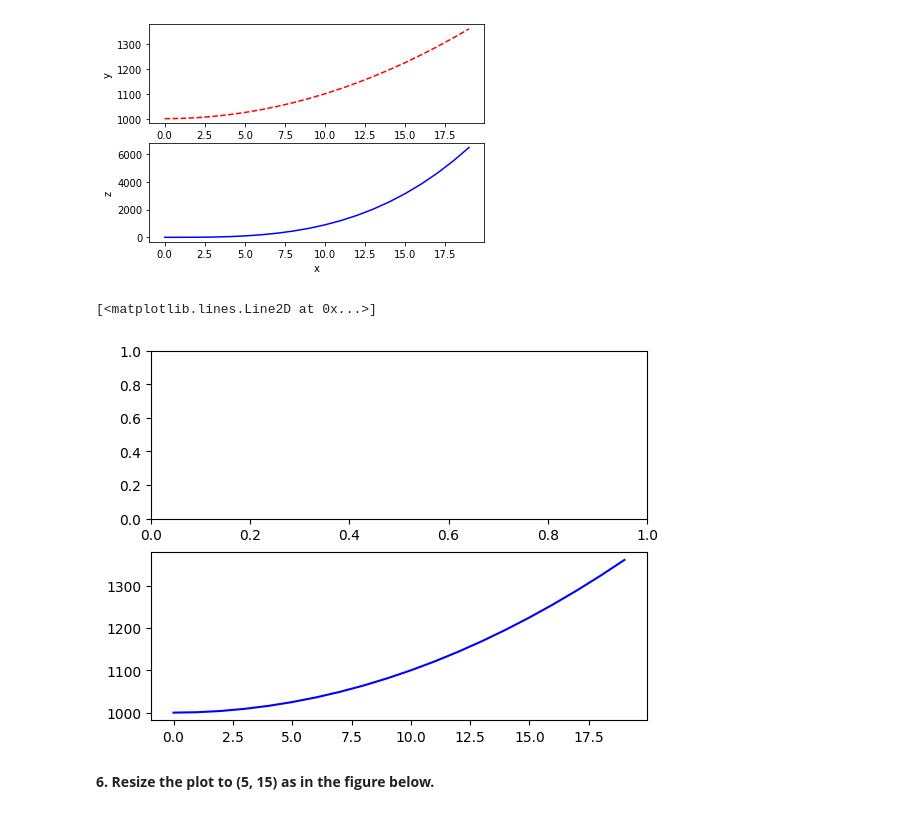
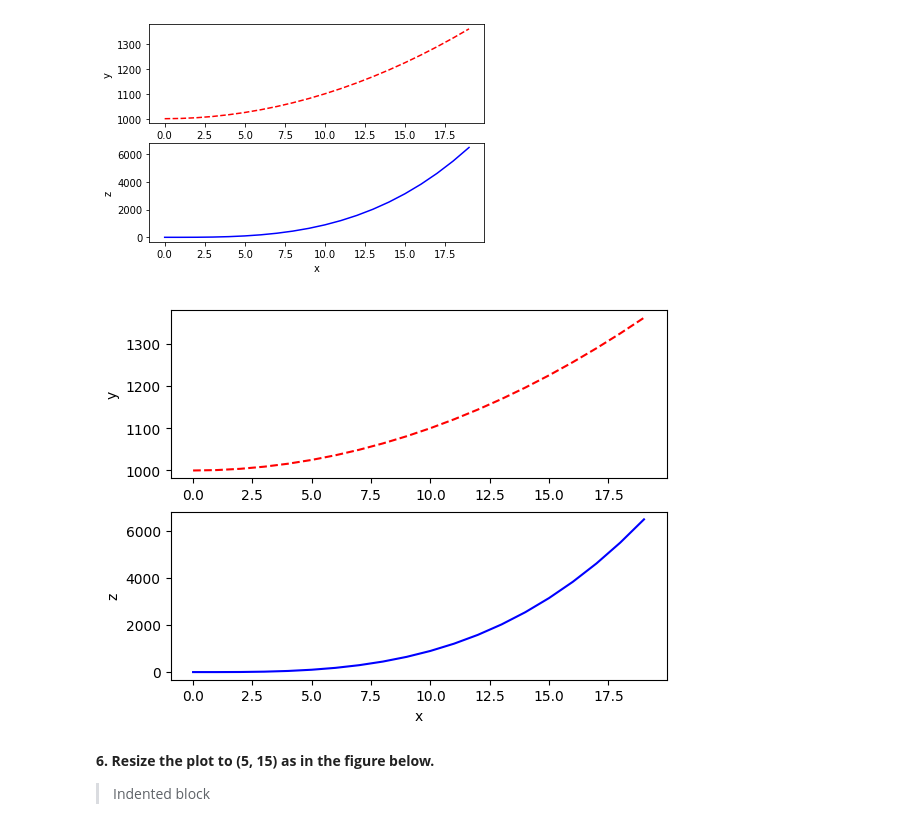
Before and after one commit to VivianeSouza923/HCIA_AI_HUAWEI_STUDY_if, a Jupyter notebook: Exercises_Matplotlib.ipynb, the cells around one changed output. Saved outputs shown, nothing was run; the diff lists cells and outputs as text; code cells hidden in the pictures.

```diff
--- a/Exercises_Matplotlib.ipynb
+++ b/Exercises_Matplotlib.ipynb
@@ -80,13 +80,30 @@ plt.show()
 **5. Use plt.subplots(nrows=1, ncols=2) to create the plot below. Note the colors and line styles.**
 # %% [markdown]
 ![image.png](embedded-picture-1)
-# %%
-plt.subplots(2,1)
-plt.plot(x,y,'b')
-# %% [output]
-[<matplotlib.lines.Line2D at 0x...>]
-[figure, removed]
+# %%
+# primeiro tem que subplotar.
+# plt.subplot(numero_De_linhas, numero_De_colunas, index)
+plt.subplot(2,1,1)
+#depois plota normal
+plt.plot(x, y, 'r--')
+#põe o rótulo
+plt.ylabel('y')
+# subplot de novo, com o index 2 agora
+plt.subplot(2,1,2)
+# depois plota normal de novo
+plt.plot(x,z,'b')
+# põe os rótulos
+plt.xlabel('x')
+plt.ylabel('z')
+
+
+# pra ficar mais elegante
+plt.show()
+# %% [output]
+[figure, added]
 # %% [markdown]
 **6. Resize the plot to (5, 15) as in the figure below.**
+
+> Indented block
 # %% [markdown]
 ![image.png](embedded-picture-1)
```
Also changed, not shown: parts of 1 cell of this notebook.
